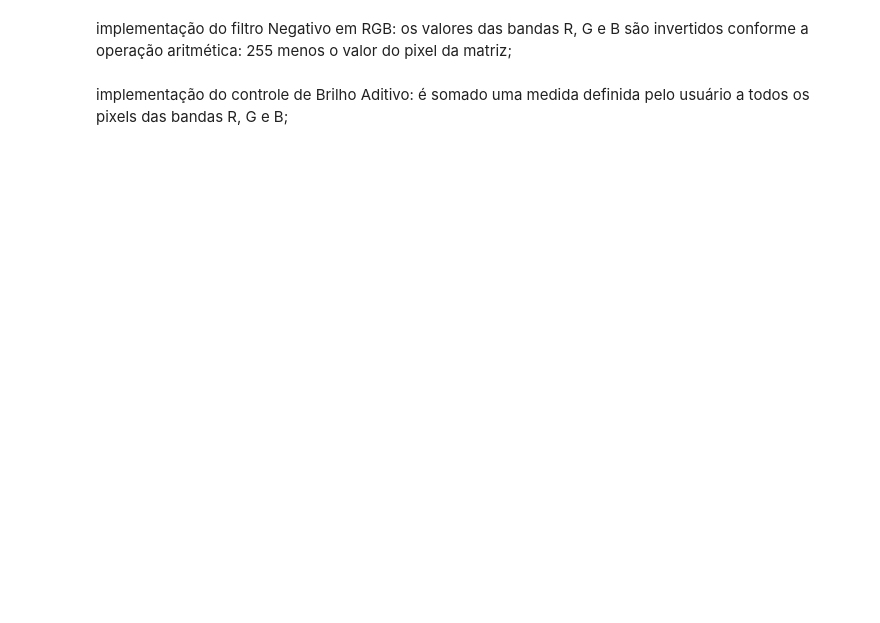
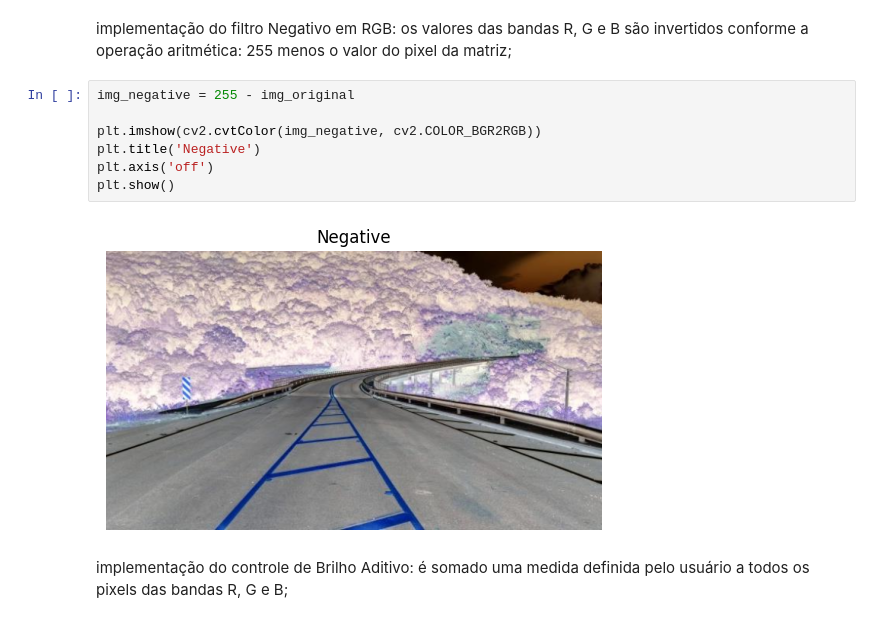
Before and after one commit to Kiwiabacaxi/PDI, a Jupyter notebook: Exercicio_de_Pratica_de_Convolucao.ipynb, the cells around one changed output. Drawn from its saved outputs; the diff is of its cells as text; blank space fills up the shorter version.

```diff
--- a/Exercicio_de_Pratica_de_Convolucao.ipynb
+++ b/Exercicio_de_Pratica_de_Convolucao.ipynb
@@ -11,4 +23,13 @@ https://professor.luzerna.ifc.edu.br/ricardo-antonello/wp-content/uploads/sites/
 # %% [markdown]
 implementação do filtro Negativo em RGB: os valores das bandas R, G e B são invertidos conforme a operação aritmética: 255 menos o valor do pixel da matriz;
+# %%
+img_negative = 255 - img_original
+
+plt.imshow(cv2.cvtColor(img_negative, cv2.COLOR_BGR2RGB))
+plt.title('Negative')
+plt.axis('off')
+plt.show()
+# %% [output]
+[figure, added]
 # %% [markdown]
 implementação do controle de Brilho Aditivo: é somado uma medida definida pelo usuário a todos os pixels das bandas R, G e B;
```
Also changed, not shown: parts of 11 cells of this notebook.
